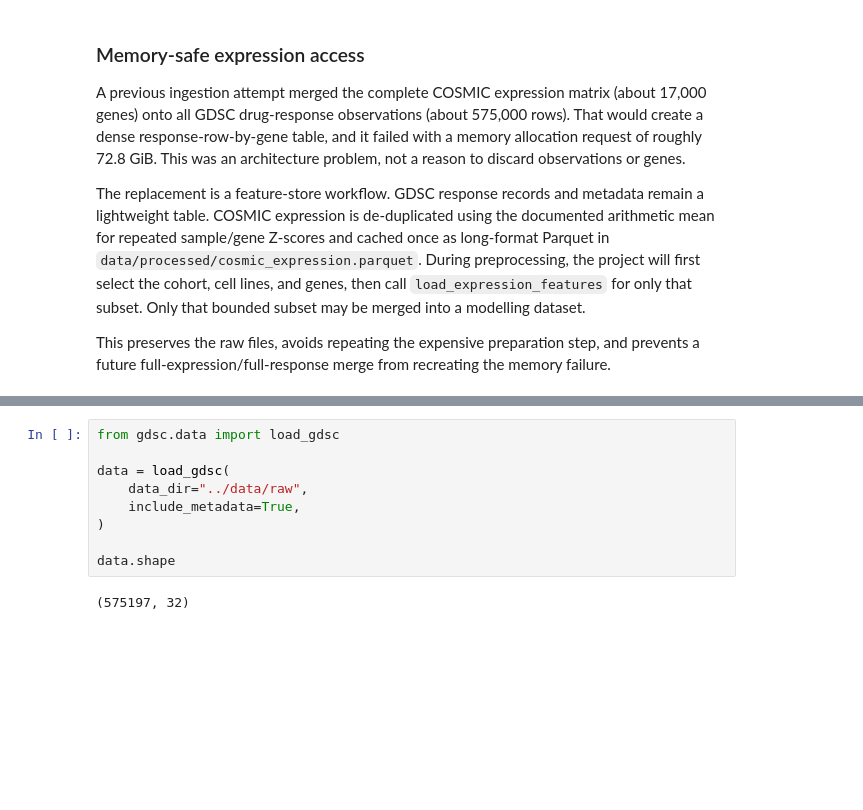
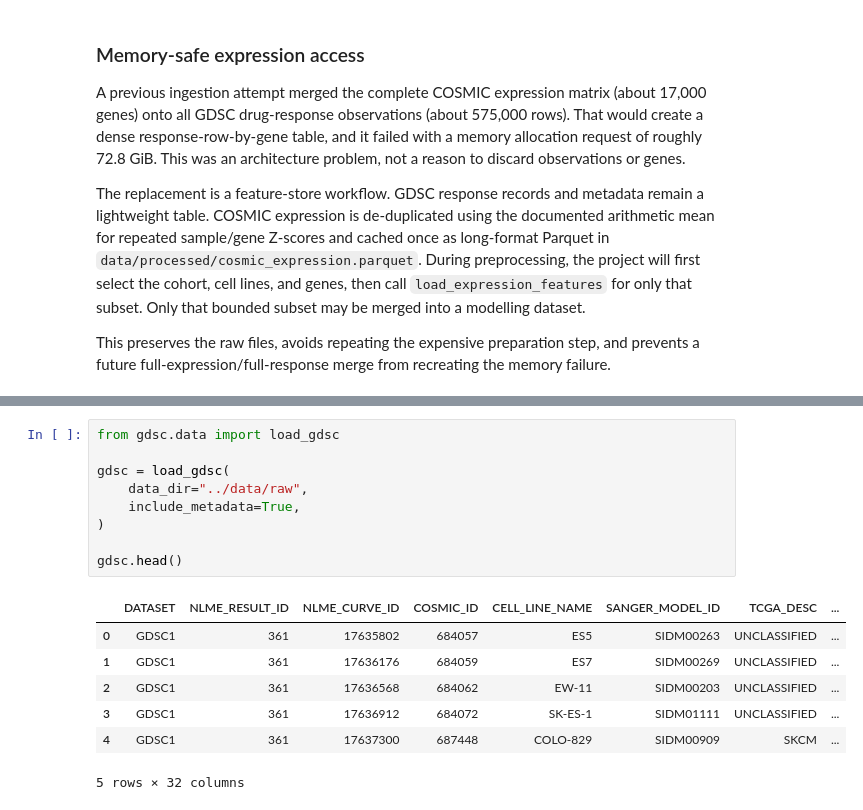
Before and after one commit to ajharris/gdsc-project, a Jupyter notebook: notebook/gdsc_drug_response.ipynb, the cells around one changed output, grey strips where cells are left out. Saved outputs shown, nothing was run; the diff lists cells and outputs as text; blank space fills up the shorter version.

```diff
--- a/notebook/gdsc_drug_response.ipynb
+++ b/notebook/gdsc_drug_response.ipynb
@@ -336,11 +342,17 @@ The important boundary is that the **Parquet feature store is the output of inge
 # %%
 from gdsc.data import load_gdsc
 
-data = load_gdsc(
+gdsc = load_gdsc(
     data_dir="../data/raw",
     include_metadata=True,
 )
 
-data.shape
+gdsc.head()
 # %% [output]
+|  | DATASET | NLME_RESULT_ID | NLME_CURVE_ID | COSMIC_ID | CELL_LINE_NAME | SANGER_MODEL_ID | TCGA_DESC | ... |
+| 0 | GDSC1 | 361 | 17635802 | 684057 | ES5 | SIDM00263 | UNCLASSIFIED | ... |
+| 1 | GDSC1 | 361 | 17636176 | 684059 | ES7 | SIDM00269 | UNCLASSIFIED | ... |
+| 2 | GDSC1 | 361 | 17636568 | 684062 | EW-11 | SIDM00203 | UNCLASSIFIED | ... |
+| 3 | GDSC1 | 361 | 17636912 | 684072 | SK-ES-1 | SIDM01111 | UNCLASSIFIED | ... |
+| 4 | GDSC1 | 361 | 17637300 | 687448 | COLO-829 | SIDM00909 | SKCM | ... |
-(575197, 32)
+5 rows × 32 columns
```
Also changed, not shown: parts of 4 cells of this notebook, 3 other files.
